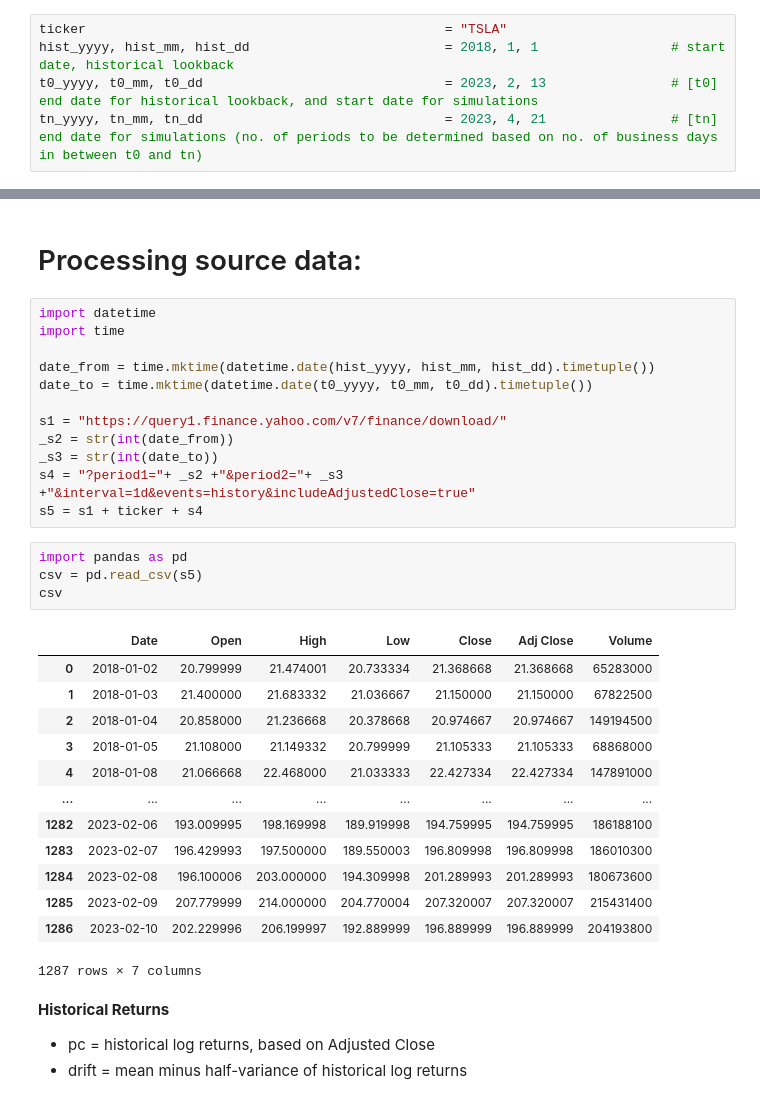
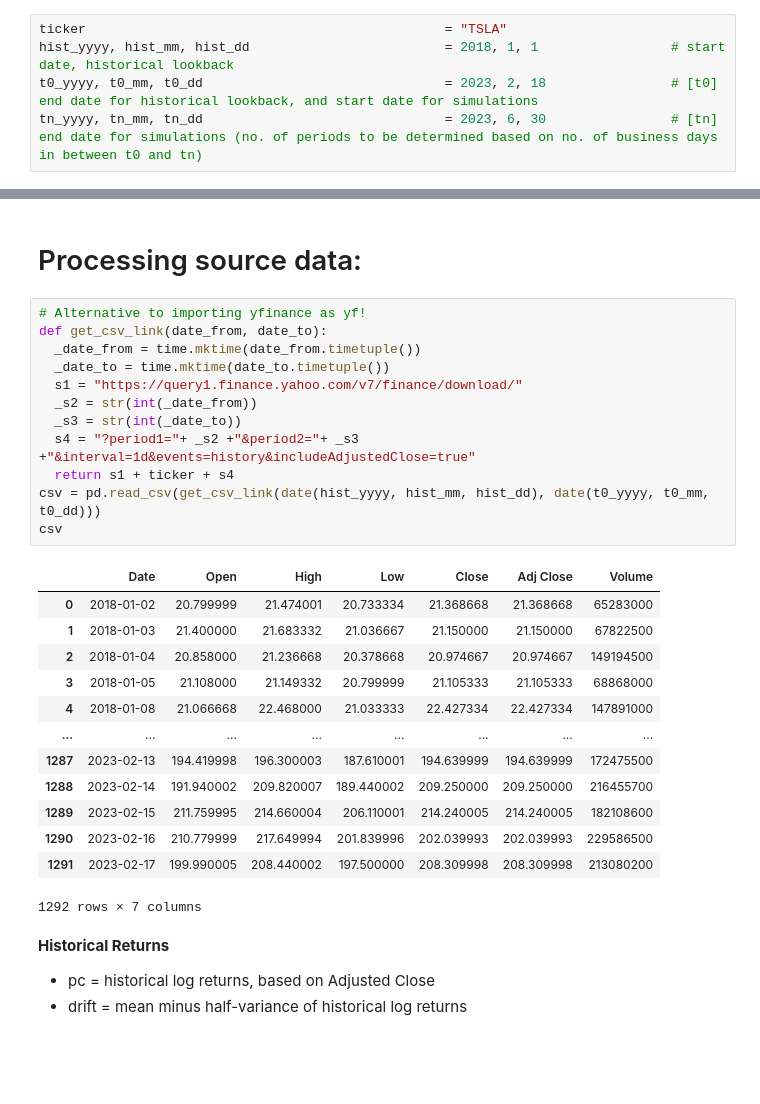
Before and after one commit to kevinhhl/portfolio-management-tools, a Jupyter notebook: Monte_Carlo_Simulation_Random_Walk.ipynb, the cells around one changed output, grey strips where cells are left out. Cells and saved outputs as stored; diff of their text form; blank space fills up the shorter version.

```diff
--- a/Monte_Carlo_Simulation_Random_Walk.ipynb
+++ b/Monte_Carlo_Simulation_Random_Walk.ipynb
@@ -8,8 +16,8 @@ This script will obtain historical price data from Yahoo and then perform a Mont
 # %%
 ticker                                              = "TSLA"
 hist_yyyy, hist_mm, hist_dd                         = 2018, 1, 1                 # start date, historical lookback
-t0_yyyy, t0_mm, t0_dd                               = 2023, 2, 13                # [t0] end date for historical lookback, and start date for simulations
-tn_yyyy, tn_mm, tn_dd                               = 2023, 4, 21                # [tn] end date for simulations (no. of periods to be determined based on no. of business days in between t0 and tn)
+t0_yyyy, t0_mm, t0_dd                               = 2023, 2, 18                # [t0] end date for historical lookback, and start date for simulations
+tn_yyyy, tn_mm, tn_dd                               = 2023, 6, 30                # [tn] end date for simulations (no. of periods to be determined based on no. of business days in between t0 and tn)
 # %% [markdown]
 Number of iterations should be at least 500, and 800, in order for forecasted mean and standard deviation values (respectively) to converge. [1]
 # %%
@@ -18,35 +26,31 @@ assert n_iters > 800
 # %% [markdown]
 # Processing source data:
 # %%
-import datetime
-import time
-
-date_from = time.mktime(datetime.date(hist_yyyy, hist_mm, hist_dd).timetuple())
-date_to = time.mktime(datetime.date(t0_yyyy, t0_mm, t0_dd).timetuple())
-
-s1 = "https://query1.finance.yahoo.com/v7/finance/download/"
-_s2 = str(int(date_from))
-_s3 = str(int(date_to))
-s4 = "?period1="+ _s2 +"&period2="+ _s3 +"&interval=1d&events=history&includeAdjustedClose=true"
-s5 = s1 + ticker + s4
+# Alternative to importing yfinance as yf!
+def get_csv_link(date_from, date_to):
+  _date_from = time.mktime(date_from.timetuple())
+  _date_to = time.mktime(date_to.timetuple())
+  s1 = "https://query1.finance.yahoo.com/v7/finance/download/"
+  _s2 = str(int(_date_from))
+  _s3 = str(int(_date_to))
+  s4 = "?period1="+ _s2 +"&period2="+ _s3 +"&interval=1d&events=history&includeAdjustedClose=true"
+  return s1 + ticker + s4
+csv = pd.read_csv(get_csv_link(date(hist_yyyy, hist_mm, hist_dd), date(t0_yyyy, t0_mm, t0_dd)))
+csv
+# %% [output]
+|  | Date | Open | High | Low | Close | Adj Close | Volume |
+| 0 | 2018-01-02 | 20.799999 | 21.474001 | 20.733334 | 21.368668 | 21.368668 | 65283000 |
+| 1 | 2018-01-03 | 21.400000 | 21.683332 | 21.036667 | 21.150000 | 21.150000 | 67822500 |
+| 2 | 2018-01-04 | 20.858000 | 21.236668 | 20.378668 | 20.974667 | 20.974667 | 149194500 |
+| 3 | 2018-01-05 | 21.108000 | 21.149332 | 20.799999 | 21.105333 | 21.105333 | 68868000 |
+| 4 | 2018-01-08 | 21.066668 | 22.468000 | 21.033333 | 22.427334 | 22.427334 | 147891000 |
+| ... | ... | ... | ... | ... | ... | ... | ... |
+| 1287 | 2023-02-13 | 194.419998 | 196.300003 | 187.610001 | 194.639999 | 194.639999 | 172475500 |
+| 1288 | 2023-02-14 | 191.940002 | 209.820007 | 189.440002 | 209.250000 | 209.250000 | 216455700 |
+| 1289 | 2023-02-15 | 211.759995 | 214.660004 | 206.110001 | 214.240005 | 214.240005 | 182108600 |
+| 1290 | 2023-02-16 | 210.779999 | 217.649994 | 201.839996 | 202.039993 | 202.039993 | 229586500 |
+| 1291 | 2023-02-17 | 199.990005 | 208.440002 | 197.500000 | 208.309998 | 208.309998 | 213080200 |
+1292 rows × 7 columns
-# %%
-import pandas as pd
-csv = pd.read_csv(s5)
-csv
-# %% [output]
-|  | Date | Open | High | Low | Close | Adj Close | Volume |
-| 0 | 2018-01-02 | 20.799999 | 21.474001 | 20.733334 | 21.368668 | 21.368668 | 65283000 |
-| 1 | 2018-01-03 | 21.400000 | 21.683332 | 21.036667 | 21.150000 | 21.150000 | 67822500 |
-| 2 | 2018-01-04 | 20.858000 | 21.236668 | 20.378668 | 20.974667 | 20.974667 | 149194500 |
-| 3 | 2018-01-05 | 21.108000 | 21.149332 | 20.799999 | 21.105333 | 21.105333 | 68868000 |
-| 4 | 2018-01-08 | 21.066668 | 22.468000 | 21.033333 | 22.427334 | 22.427334 | 147891000 |
-| ... | ... | ... | ... | ... | ... | ... | ... |
-| 1282 | 2023-02-06 | 193.009995 | 198.169998 | 189.919998 | 194.759995 | 194.759995 | 186188100 |
-| 1283 | 2023-02-07 | 196.429993 | 197.500000 | 189.550003 | 196.809998 | 196.809998 | 186010300 |
-| 1284 | 2023-02-08 | 196.100006 | 203.000000 | 194.309998 | 201.289993 | 201.289993 | 180673600 |
-| 1285 | 2023-02-09 | 207.779999 | 214.000000 | 204.770004 | 207.320007 | 207.320007 | 215431400 |
-| 1286 | 2023-02-10 | 202.229996 | 206.199997 | 192.889999 | 196.889999 | 196.889999 | 204193800 |
-1287 rows × 7 columns
 # %% [markdown]
 **Historical Returns**
 
```
Also changed, not shown: parts of 7 cells of this notebook.
